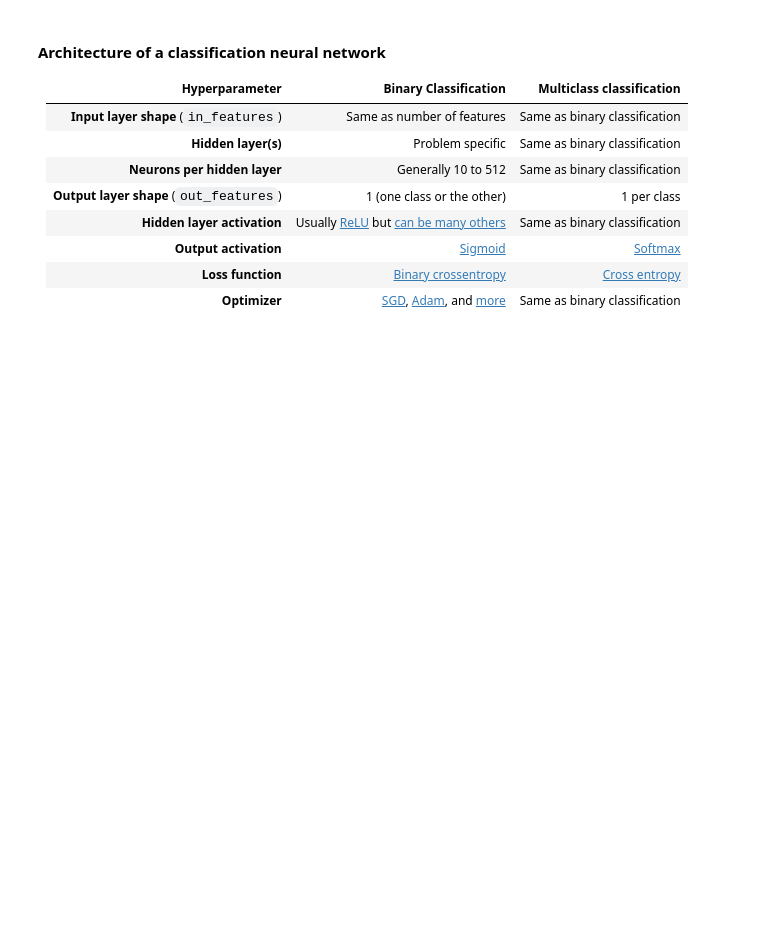
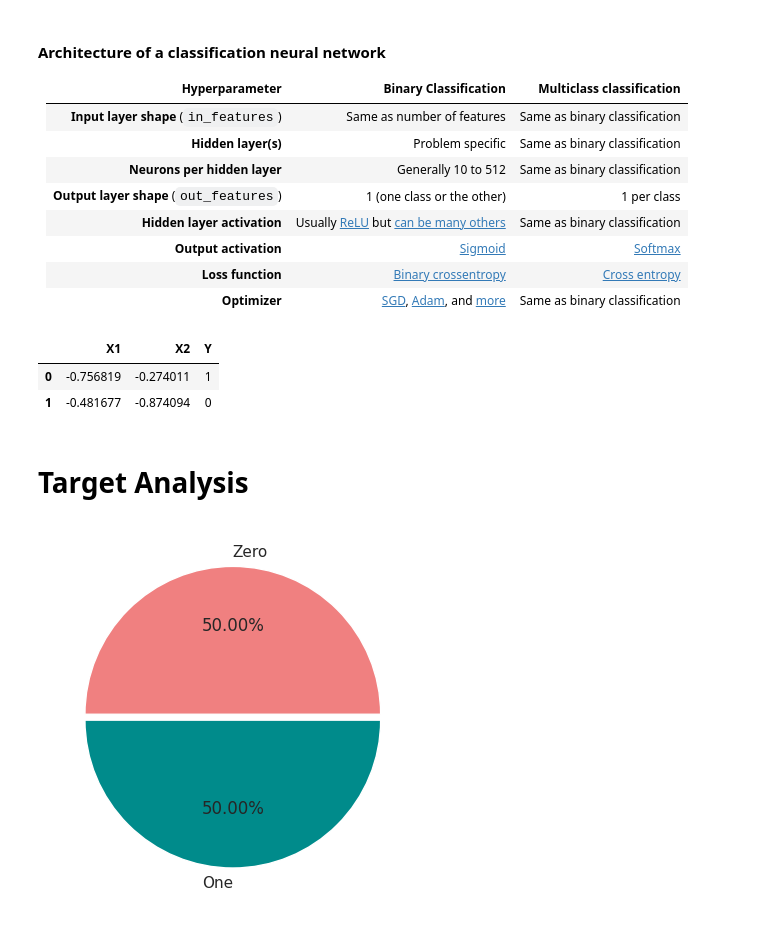
Before and after one commit to mohamedyosef101/learning_area, a Jupyter notebook: PyTorch/02_classification.ipynb, the cells around one changed output. Drawn from its saved outputs; the diff is of its cells as text; code cells hidden in the pictures; blank space fills up the shorter version.

```diff
--- a/PyTorch/02_classification.ipynb
+++ b/PyTorch/02_classification.ipynb
@@ -15,3 +15,48 @@
 | **Output activation** | [Sigmoid](https://pytorch.org/docs/stable/generated/torch.sigmoid.html) | [Softmax](https://pytorch.org/docs/stable/generated/torch.nn.Softmax.html) |
 | **Loss function** | [Binary crossentropy](https://pytorch.org/docs/stable/generated/torch.nn.BCELoss.html) | [Cross entropy](https://pytorch.org/docs/stable/generated/torch.nn.CrossEntropyLoss.html) |
 | **Optimizer** | [SGD](https://pytorch.org/docs/stable/generated/torch.optim.SGD.html), [Adam](https://pytorch.org/docs/stable/generated/torch.optim.Adam.html), and [more](https://pytorch.org/docs/stable/optim.html) | Same as binary classification |
+# %%
+import pandas as pd
+import matplotlib.pyplot as plt
+import seaborn as sns
+from sklearn.datasets import make_circles
+
+# customize the style
+sns.set()
+
+# create the data
+X, y = make_circles(1000,
+                    noise=0.03,
+                    random_state=7)
+
+# Make DataFrame of circle data
+circles = pd.DataFrame({"X1": X[:, 0],
+                        "X2": X[:, 1],
+                        "Y": y})
+circles.head(2)
+# %% [output]
+|  | X1 | X2 | Y |
+| 0 | -0.756819 | -0.274011 | 1 |
+| 1 | -0.481677 | -0.874094 | 0 |
+# %%
+# Define columns
+features = ["X1", "X2"]
+target = "Y"
+# %% [markdown]
+# **Target** Analysis
+# %%
+# get data for the plot
+count = circles[target].value_counts()
+
+# customize the data
+counts = [count[0], count[1]]
+classes = ["Zero", "One"]
+
+# plot the chart
+plt.pie(counts, labels=classes,
+        autopct="%1.2f%%",
+        colors=['lightcoral', 'darkcyan'],
+        explode=[0.02]*2)
+plt.show()
+# %% [output]
+[figure, added]
```
Also changed, not shown: parts of 21 cells of this notebook.
